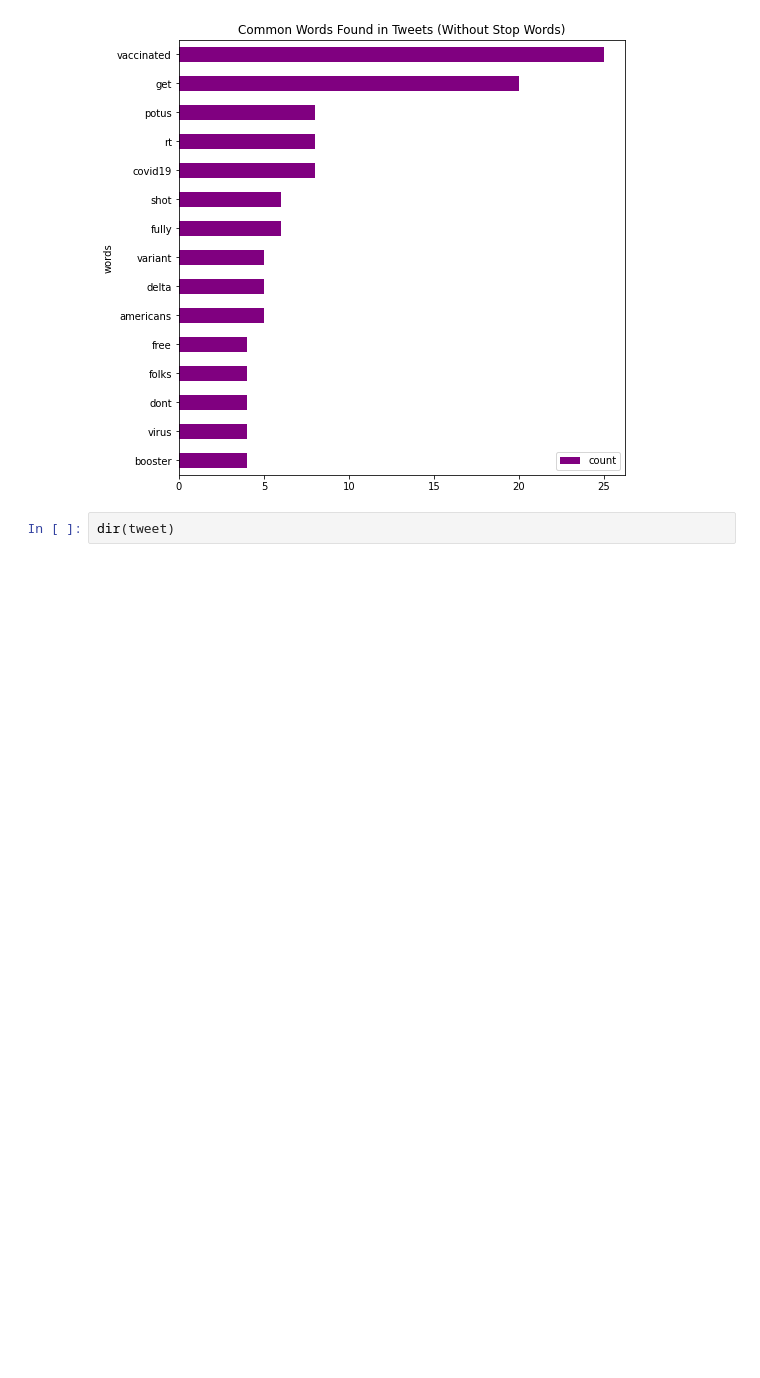
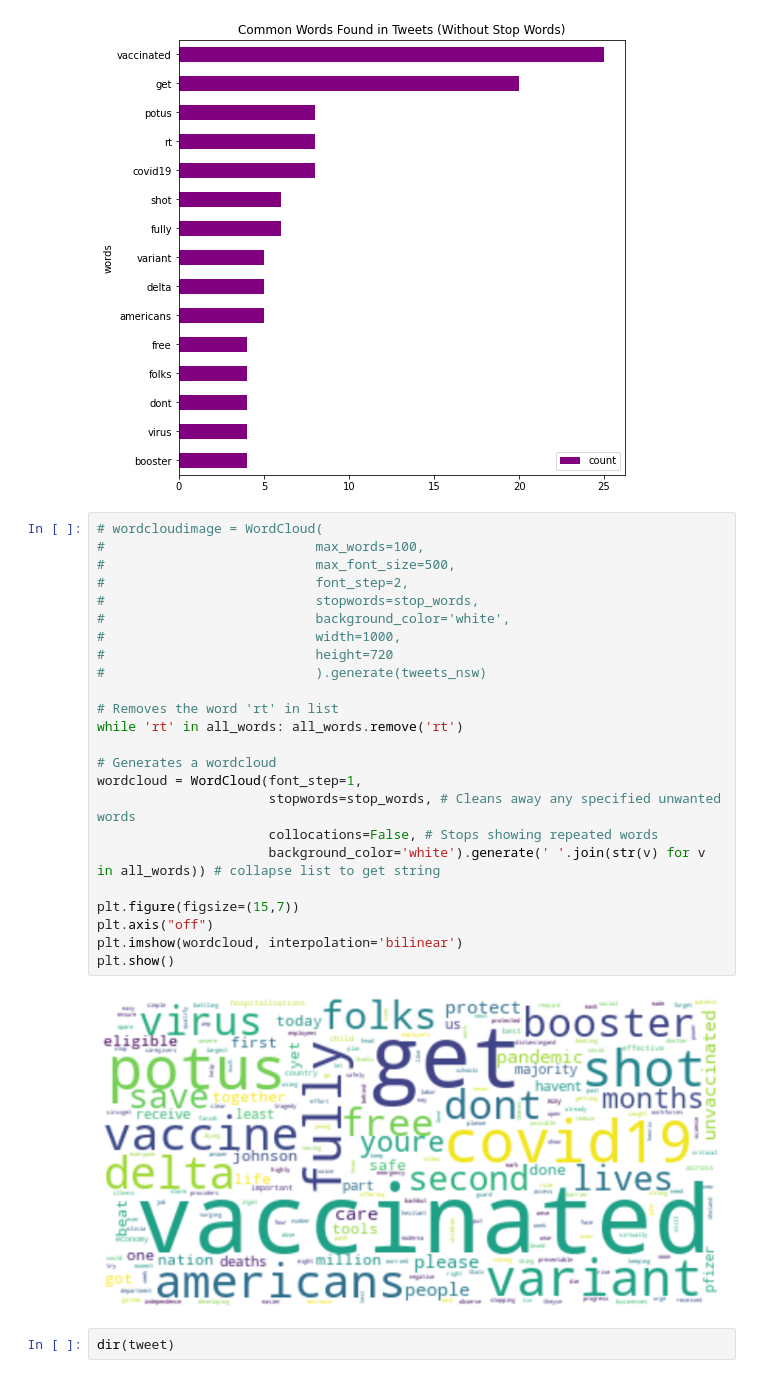
Before and after one commit to sinlihchin/minions, a Jupyter notebook: Twitter_Crawler.ipynb, the cells around one changed output. Saved outputs shown, nothing was run; the diff lists cells and outputs as text; blank space fills up the shorter version.

Commit message:
Added wordcloud
Remove the word 'rt' and created wordcloud

```diff
--- a/Twitter_Crawler.ipynb
+++ b/Twitter_Crawler.ipynb
@@ -187,6 +191,32 @@ ax.set_title("Common Words Found in Tweets (Without Stop Words)")
 plt.show()
 # %% [output]
 [figure]
+# %%
+# wordcloudimage = WordCloud(
+#                           max_words=100,
+#                           max_font_size=500,
+#                           font_step=2,
+#                           stopwords=stop_words,
+#                           background_color='white',
+#                           width=1000,
+#                           height=720
+#                           ).generate(tweets_nsw)
+
+# Removes the word 'rt' in list
+while 'rt' in all_words: all_words.remove('rt')
+
+# Generates a wordcloud
+wordcloud = WordCloud(font_step=1,
+                      stopwords=stop_words, # Cleans away any specified unwanted words
+                      collocations=False, # Stops showing repeated words
+                      background_color='white').generate(' '.join(str(v) for v in all_words)) # collapse list to get string
+
+plt.figure(figsize=(15,7))
+plt.axis("off")
+plt.imshow(wordcloud, interpolation='bilinear')
+plt.show()
+# %% [output]
+[figure, added]
 # %%
 dir(tweet)
 # %% [output]
```
Also changed, not shown: parts of 6 cells of this notebook.
